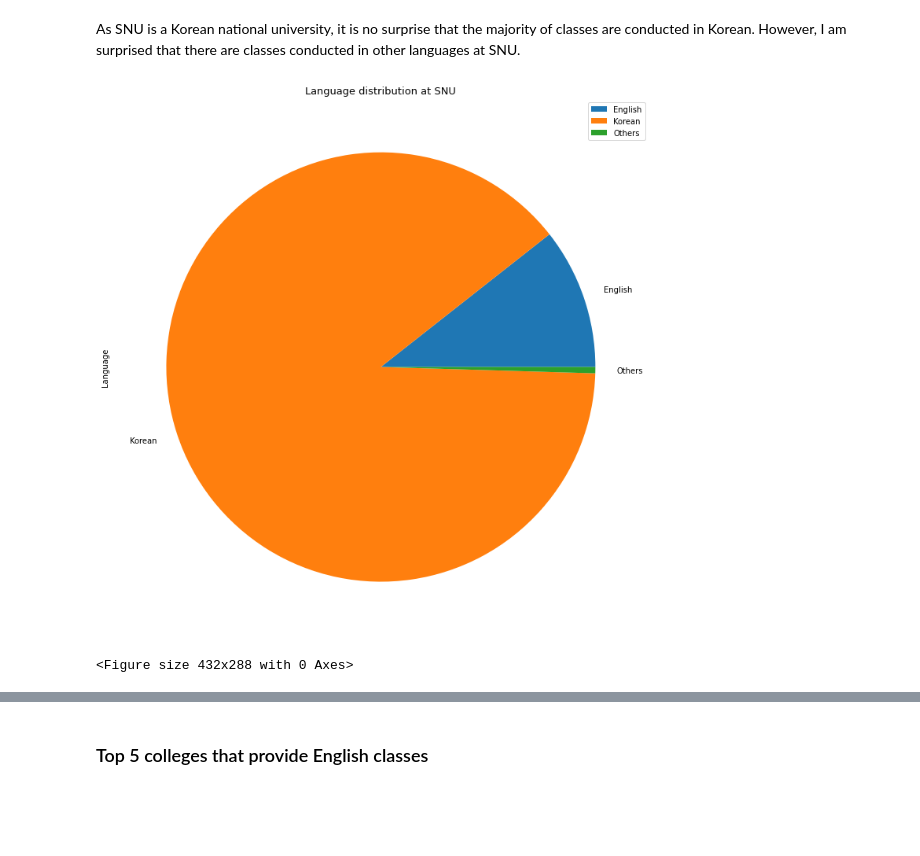
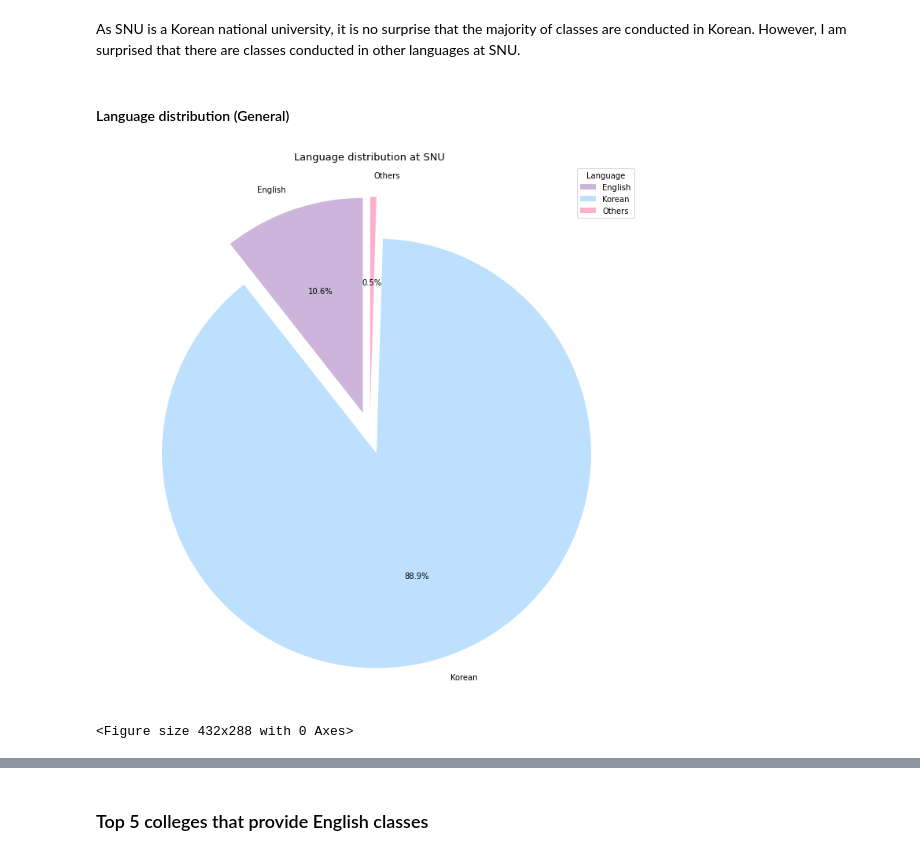
Before and after one commit to minhlgdo/understanding-sugang, a Jupyter notebook: insight.ipynb, the cells around one changed output, grey strips where cells are left out. Drawn from its saved outputs; the diff is of its cells as text; code cells hidden in the pictures; blank space fills up the shorter version.

```diff
--- a/insight.ipynb
+++ b/insight.ipynb
@@ -12,13 +12,12 @@ For now, I only do research about the current semester (2021, 2nd semester). In
 ### Import libraries and packages
 # %%
 import pandas as pd
-import os
 import matplotlib.pyplot as plt
 import numpy as np
 %matplotlib inline
 
 df = pd.read_csv("data.csv")
-df = df.drop(['professor', 'location', 'remark', 'credits', 'sub-category'], axis=1)
+df = df.drop(['professor', 'location', 'remark', 'credits'], axis=1)
 # %% [markdown]
 ### Clean and categorize the data
 # %%
@@ -225,18 +224,24 @@ def set_language(x):
 
 df['language'] = df.apply(lambda x : set_language(x), axis = 1)
 # df['language'].nunique()
+# %% [markdown]
+#### Language distribution (General)
 # %%
+colors = ["#cdb4db", "#bde0fe", "#ffafcc"]
+
 plt.figure(figsize=(10,10))
-df.groupby(["language"]).size().plot(kind="pie")
+ax = plt.subplot(111)
+df.groupby(["language"]).size().plot(kind="pie", colors=colors, ax=ax, autopct='%1.1f%%', explode=(0.1, 0.1, 0.1), startangle=90)
+
 plt.title("Language distribution at SNU", fontsize=13)
-plt.ylabel("Language")
-plt.legend(loc='best')
+plt.ylabel("")
+plt.legend(loc='best', title="Language")
 
 plt.tight_layout()
 outfold = "res/general/language.jpg"
 plt.savefig(outfold)
 plt.show()
 plt.clf()
 # %% [output]
-[figure, old version]
+[figure, new version]
 <Figure size 432x288 with 0 Axes>
```
Also changed, not shown: parts of 19 cells of this notebook, 12 other files.
